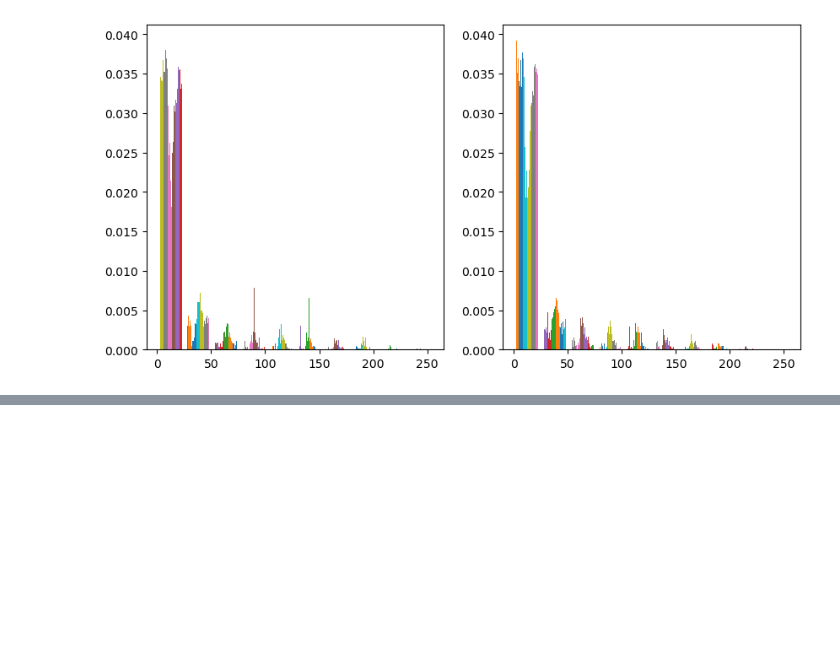
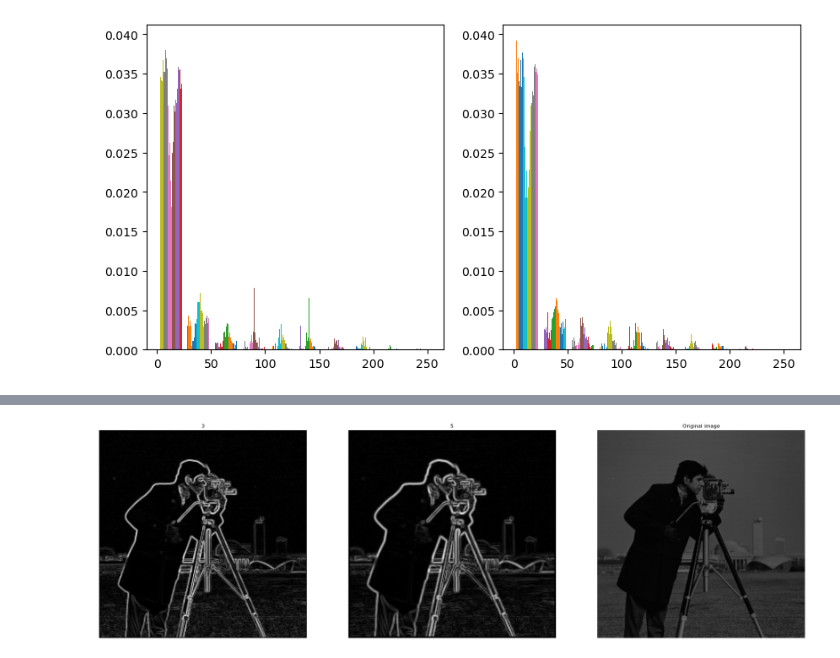
Before and after one commit to ItyTell/classes_notes, a Jupyter notebook: pattern_recognition/lab2/main.ipynb, the cells around one changed output, grey strips where cells are left out. Saved outputs shown, nothing was run; the diff lists cells and outputs as text; code cells hidden in the pictures; blank space fills up the shorter version.

```diff
--- a/pattern_recognition/lab2/main.ipynb
+++ b/pattern_recognition/lab2/main.ipynb
@@ -95,3 +106,17 @@ plt.show()
+# %%
+fig, axs = plt.subplots(1, 3, figsize=(30, 10))
+axs[0].imshow(img_sobel3, cmap=plt.get_cmap('gray'), vmin=0,vmax=255)
+axs[0].set_title('3')
+axs[0].axis('off')
+axs[1].imshow(img_sobel5, cmap=plt.get_cmap('gray'), vmin=0,vmax=255)
+axs[1].set_title('5')
+axs[1].axis('off')
+axs[2].imshow(img, cmap=plt.get_cmap('gray'), vmin=0,vmax=255)
+axs[2].set_title('Original image')
+plt.axis('off')
+plt.show()
+# %% [output]
+[figure, added]
 # %%
 img3 = g(img3)
 img5 = g(img5)
```
Also changed, not shown: parts of 10 cells of this notebook, 10 other files.
